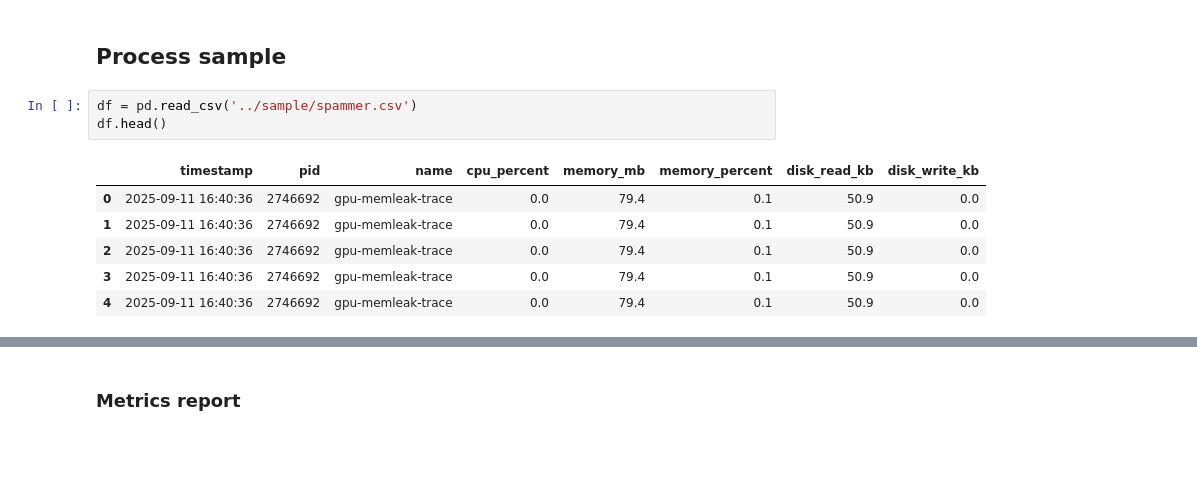
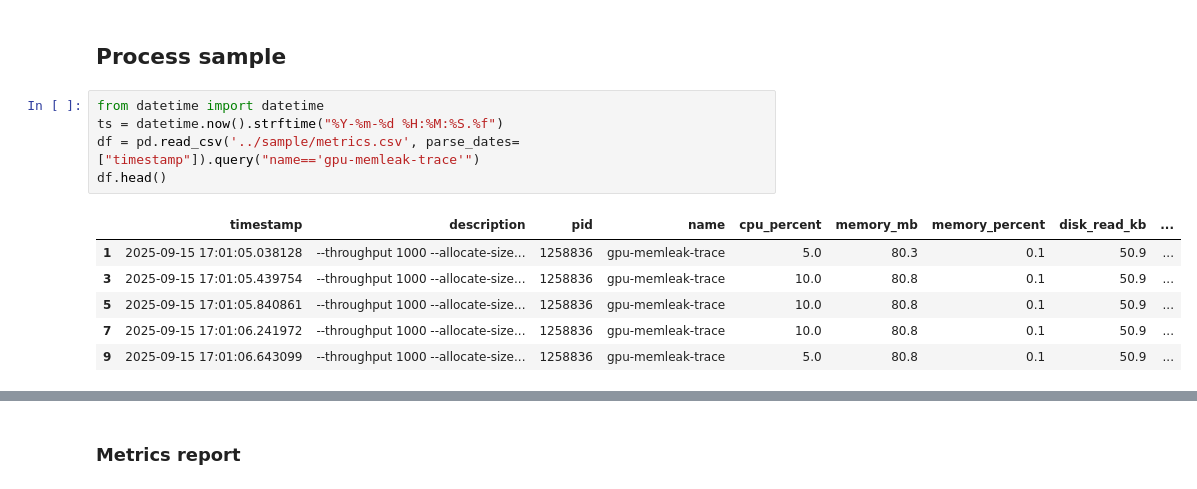
Before and after one commit to vuvietnguyenit/gpu-memleak-trace, a Jupyter notebook: notebooks/benchmark.ipynb, the cells around one changed output, grey strips where cells are left out. Cells and saved outputs as stored; diff of their text form; blank space fills up the shorter version.

```diff
--- a/notebooks/benchmark.ipynb
+++ b/notebooks/benchmark.ipynb
@@ -98,12 +97,14 @@ python pid_mon.py --pids <PID> --interval 0.2 --output=../sample/spammer.csv
 # %% [markdown]
 ## Process sample
 # %%
-df = pd.read_csv('../sample/spammer.csv')
+from datetime import datetime
+ts = datetime.now().strftime("%Y-%m-%d %H:%M:%S.%f")
+df = pd.read_csv('../sample/metrics.csv', parse_dates=["timestamp"]).query("name=='gpu-memleak-trace'")
 df.head()
 # %% [output]
-|  | timestamp | pid | name | cpu_percent | memory_mb | memory_percent | disk_read_kb | disk_write_kb |
-| 0 | 2025-09-11 16:40:36 | 2746692 | gpu-memleak-trace | 0.0 | 79.4 | 0.1 | 50.9 | 0.0 |
-| 1 | 2025-09-11 16:40:36 | 2746692 | gpu-memleak-trace | 0.0 | 79.4 | 0.1 | 50.9 | 0.0 |
-| 2 | 2025-09-11 16:40:36 | 2746692 | gpu-memleak-trace | 0.0 | 79.4 | 0.1 | 50.9 | 0.0 |
-| 3 | 2025-09-11 16:40:36 | 2746692 | gpu-memleak-trace | 0.0 | 79.4 | 0.1 | 50.9 | 0.0 |
-| 4 | 2025-09-11 16:40:36 | 2746692 | gpu-memleak-trace | 0.0 | 79.4 | 0.1 | 50.9 | 0.0 |
+|  | timestamp | description | pid | name | cpu_percent | memory_mb | memory_percent | disk_read_kb | ... |
+| 1 | 2025-09-15 17:01:05.038128 | --throughput 1000 --allocate-size... | 1258836 | gpu-memleak-trace | 5.0 | 80.3 | 0.1 | 50.9 | ... |
+| 3 | 2025-09-15 17:01:05.439754 | --throughput 1000 --allocate-size... | 1258836 | gpu-memleak-trace | 10.0 | 80.8 | 0.1 | 50.9 | ... |
+| 5 | 2025-09-15 17:01:05.840861 | --throughput 1000 --allocate-size... | 1258836 | gpu-memleak-trace | 10.0 | 80.8 | 0.1 | 50.9 | ... |
+| 7 | 2025-09-15 17:01:06.241972 | --throughput 1000 --allocate-size... | 1258836 | gpu-memleak-trace | 10.0 | 80.8 | 0.1 | 50.9 | ... |
+| 9 | 2025-09-15 17:01:06.643099 | --throughput 1000 --allocate-size... | 1258836 | gpu-memleak-trace | 5.0 | 80.8 | 0.1 | 50.9 | ... |
```
Also changed, not shown: parts of 7 cells of this notebook, 6 other files.
